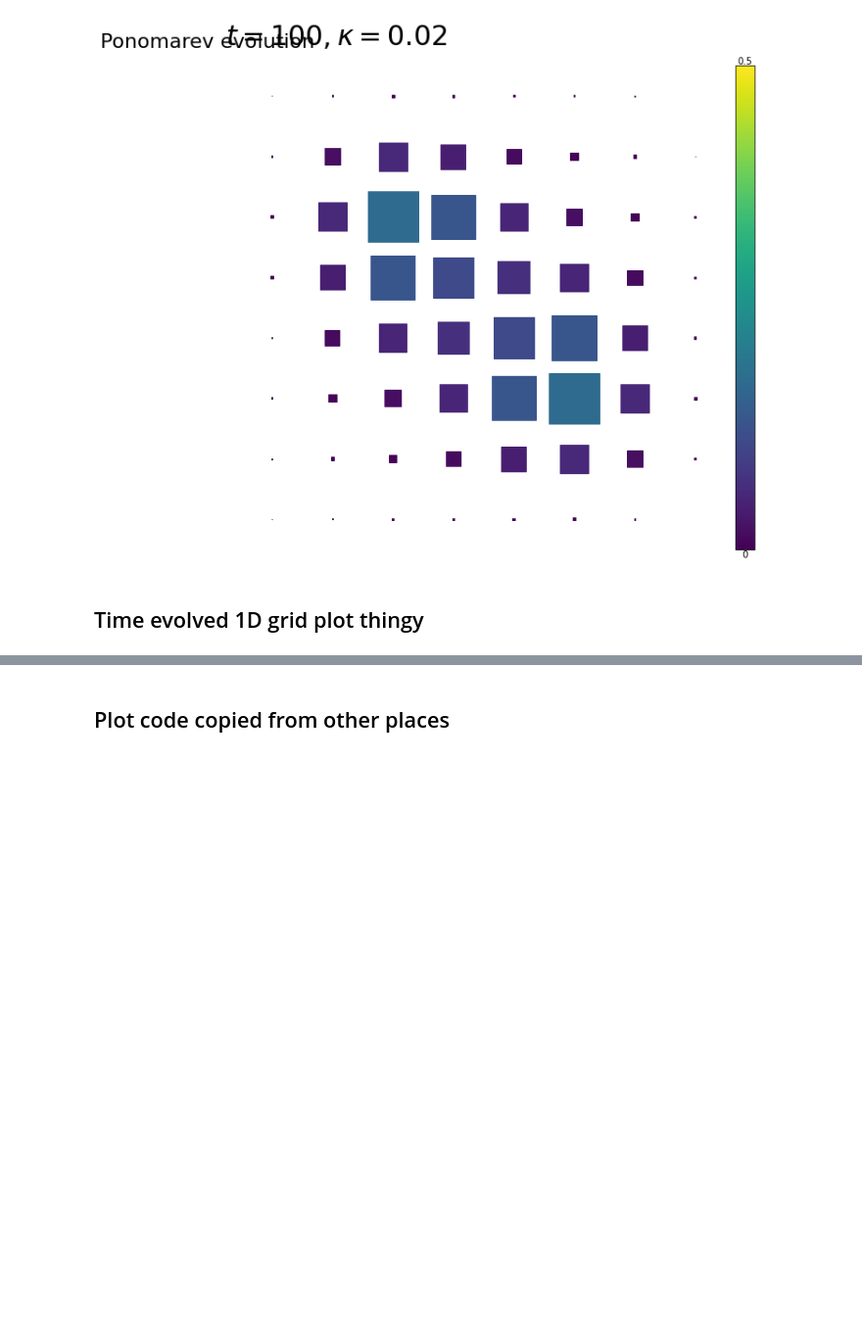
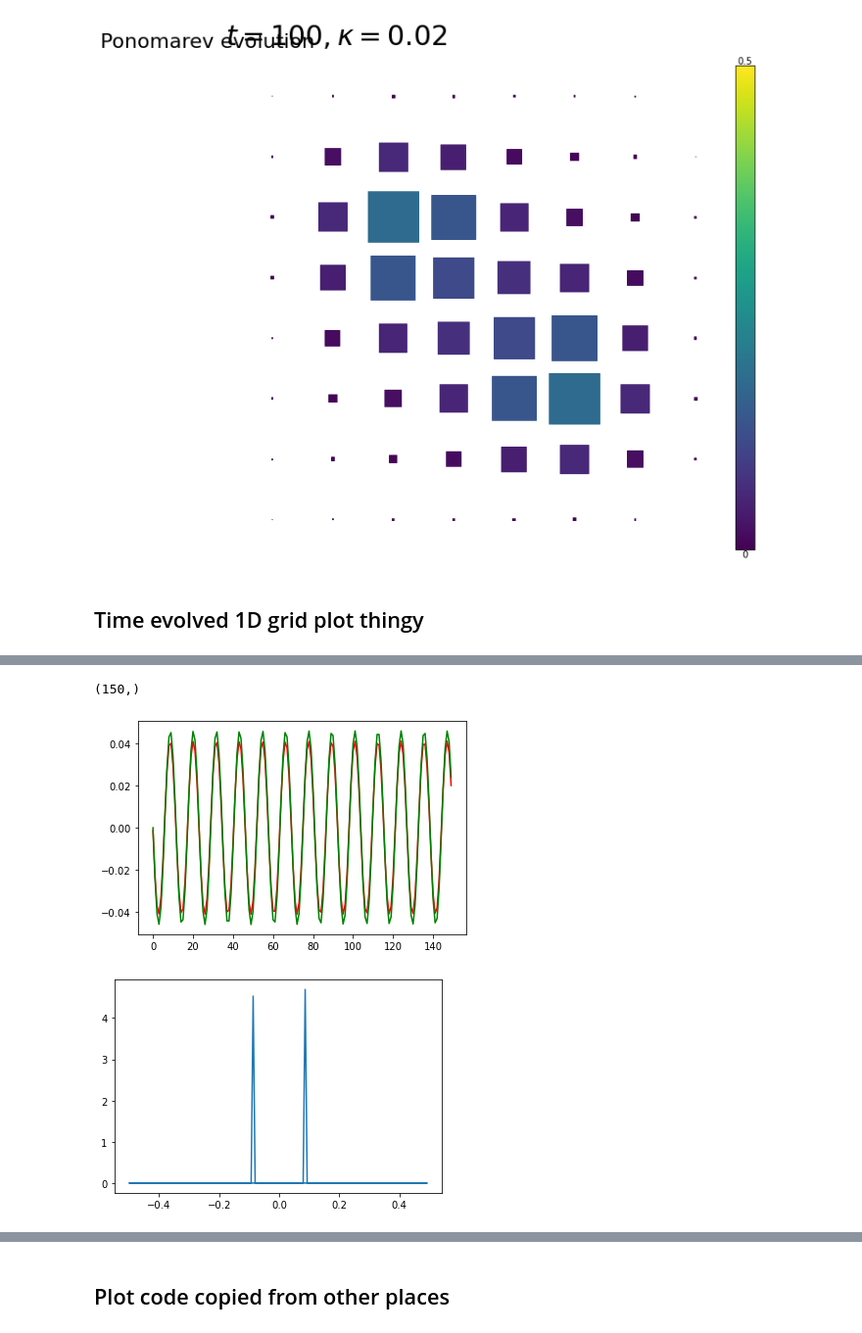
Before and after one commit to fancompute/synthetic-hamiltonians, a Jupyter notebook: synthetic_hamiltonians.ipynb, the cells around one changed output, grey strips where cells are left out. Shown at 98% size. Cells and saved outputs as stored; diff of their text form; code cells hidden in the pictures; blank space fills up the shorter version.

```diff
--- a/synthetic_hamiltonians.ipynb
+++ b/synthetic_hamiltonians.ipynb
@@ -871,0 +1011,33 @@ Press [q] to stop, [?] for help
+# %%
+ket = eigenkets[35].full()[1:-1].flatten()
+# ket = ket[0 : len(ket)//2]
+ket = ket[0 : : 2]
+fft = np.fft.fft(ket)
+freq = np.fft.fftfreq(ket.shape[0])#, d=1/(2*np.pi))
+
+ket.shape
+# %% [output]
+(150,)
+# %%
+
+
+# plt.figure(figsize=(2,2))
+plt.plot(ket.real, c="red")
+plt.plot(ket.imag, c="green")
+
+# x = np.arange(len(ket))
+# y = 0.08 * np.sin(2*np.pi * x/ 33.5)
+# plt.plot(y, c="blue")
+plt.show()
+# plt.plot(np.imag(ket))
+
+fft = np.fft.fft(ket)
+freq = np.fft.fftfreq(ket.shape[0])#, d=1/(2*np.pi))
+plt.plot(freq, np.abs(fft))
+# plt.plot(freq, np.fft.fft(y))
+
+
+plt.show()
+# %% [output]
+[figure, added]
+[figure, added]
```
Also changed, not shown: parts of 35 cells of this notebook.
